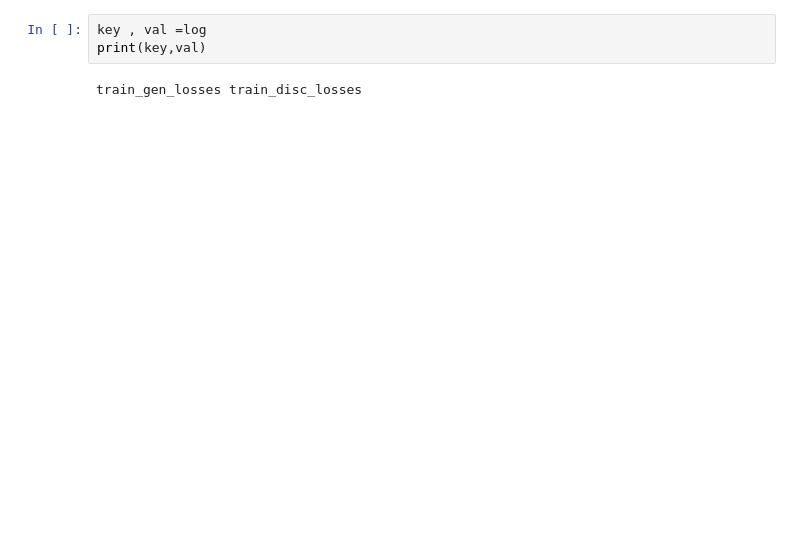
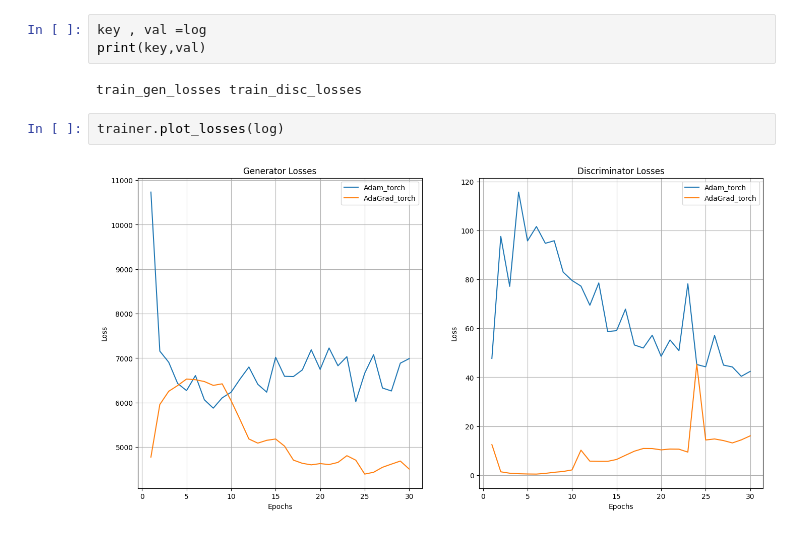
Before and after one commit to Shubh-Goyal-07/DLProject, a Jupyter notebook: experiments/models/cifar10_GAN.ipynb, the cells around one changed output. Drawn from its saved outputs; the diff is of its cells as text; blank space fills up the shorter version.

```diff
--- a/experiments/models/cifar10_GAN.ipynb
+++ b/experiments/models/cifar10_GAN.ipynb
@@ -157,3 +156,7 @@ key , val =log
 print(key,val)
 # %% [output]
 train_gen_losses train_disc_losses
+# %%
+trainer.plot_losses(log)
+# %% [output]
+[figure, added]
```
Also changed, not shown: parts of 2 cells of this notebook, 24 other files.
